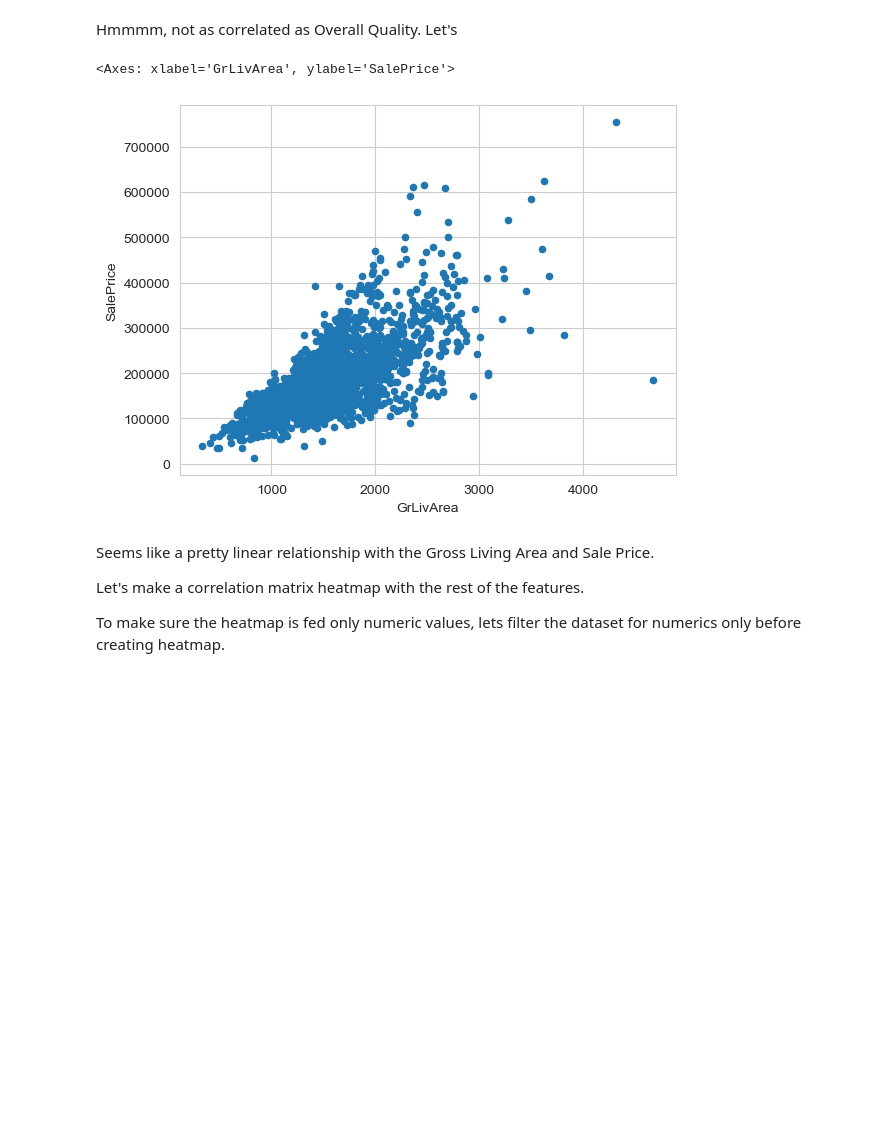
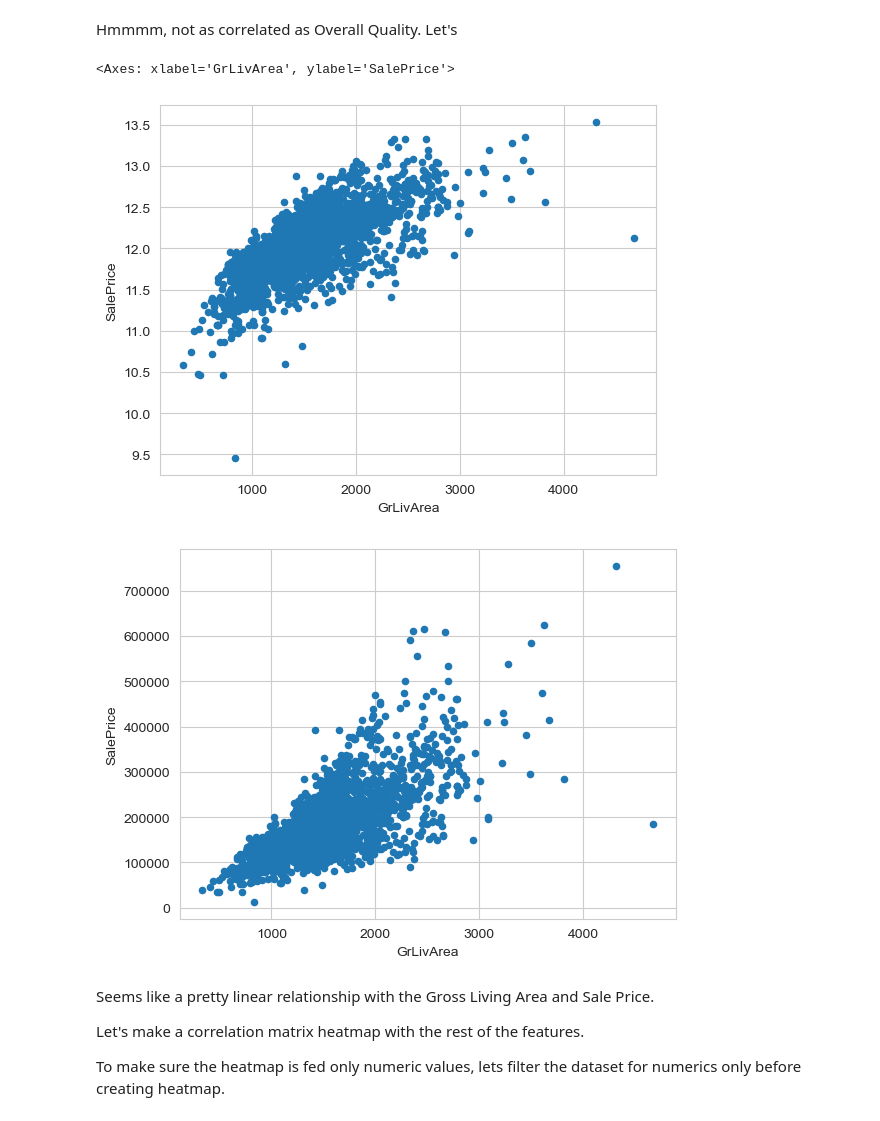
Before and after one commit to haidermumtaz/Machine-Learning-Project, a Jupyter notebook: housing_data_analysis.ipynb, the cells around one changed output. Cells and saved outputs as stored; diff of their text form; code cells hidden in the pictures; blank space fills up the shorter version.

```diff
--- a/housing_data_analysis.ipynb
+++ b/housing_data_analysis.ipynb
@@ -10,8 +10,12 @@ import seaborn as sns
 import matplotlib.pyplot as plt
 
 import eda_utils as eda
+import models as model
 
-housing = pd.read_csv('Ames_HousePrice.csv', index_col=0)
+housing = pd.read_csv('Ames_HousePrice.csv', index_col = 0)
+
+housing_without_log = housing.copy()
+
 
 housing.head()
 # %% [output]
@@ -67,0 +72,11 @@ As we can see, the distribution is skewed to the right.
+# %%
+housing['SalePrice'] = np.log(housing['SalePrice'])
+sns.set_style("whitegrid")
+sns.set_color_codes(palette='deep')
+f, ax = plt.subplots(figsize=(10, 6))
+sns.histplot(housing['SalePrice'], kde = True, color = "b")
+ax.set(title = "SalePrice Distribution",
+       xlabel = "SalePrice",
+       ylabel = "Frequency")
+sns.despine(trim = True, left = True)
+plt.show()
@@ -89,9 +106,11 @@ fig.axis(ymin=0, ymax=800000);
 Hmmmm, not as correlated as Overall Quality. Let's
 # %%
 housing[['GrLivArea', 'SalePrice']].plot(kind='scatter', x='GrLivArea', y='SalePrice')
+housing_without_log[['GrLivArea', 'SalePrice']].plot(kind='scatter', x='GrLivArea', y='SalePrice')
 # %% [output]
 <Axes: xlabel='GrLivArea', ylabel='SalePrice'>
-[figure, old version]
+[figure, new version]
+[figure, added]
 # %% [markdown]
 Seems like a pretty linear relationship with the Gross Living Area and Sale Price.
 
```
Also changed, not shown: parts of 22 cells of this notebook, 4 other files.
